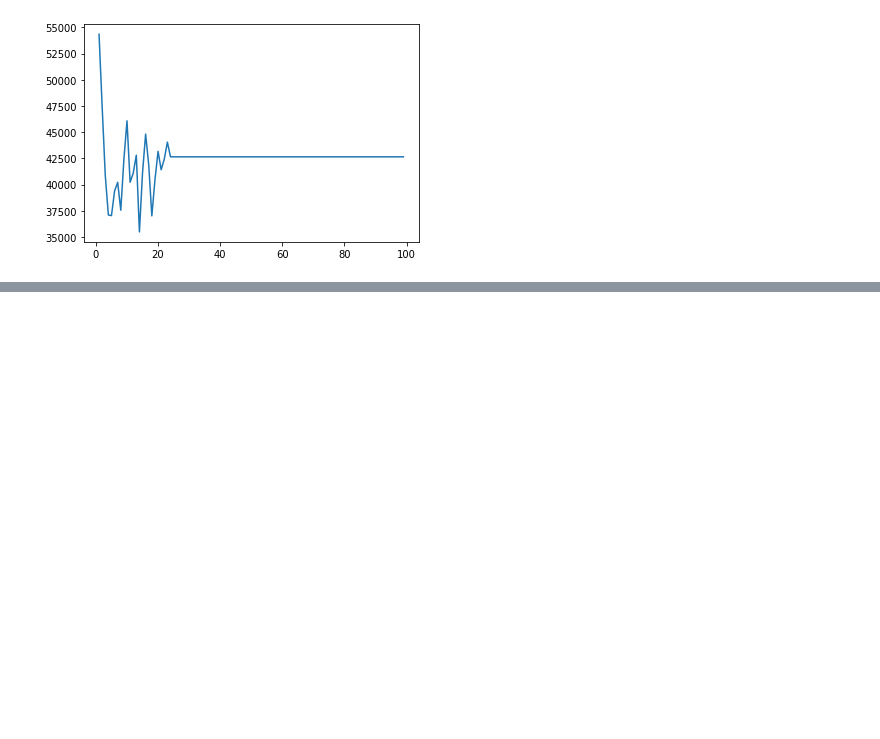
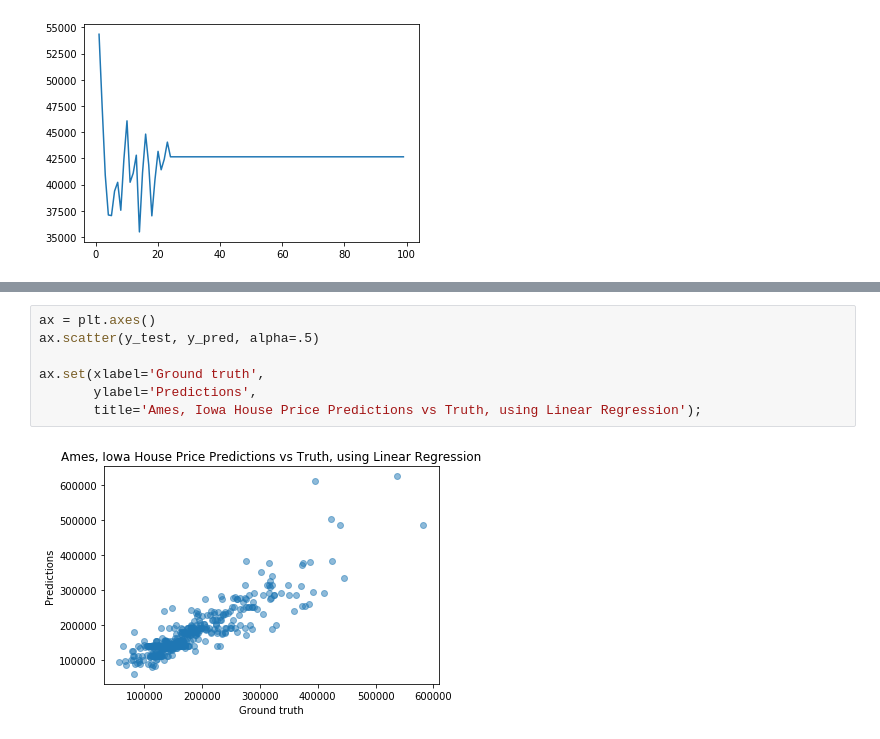
Before and after one commit to cleysonl/ML_Bootcamp_CLL, a Jupyter notebook: Supervised_ML_Regression.ipynb, the cells around one changed output, grey strips where cells are left out. Drawn from its saved outputs; the diff is of its cells as text; blank space fills up the shorter version.

```diff
--- a/Supervised_ML_Regression.ipynb
+++ b/Supervised_ML_Regression.ipynb
@@ -381,0 +470,9 @@ sns.lineplot(x=depths, y= rmse)
+# %%
+ax = plt.axes()
+ax.scatter(y_test, y_pred, alpha=.5)
+
+ax.set(xlabel='Ground truth',
+       ylabel='Predictions',
+       title='Ames, Iowa House Price Predictions vs Truth, using Linear Regression');
+# %% [output]
+[figure, added]
```
Also changed, not shown: parts of 8 cells of this notebook.
